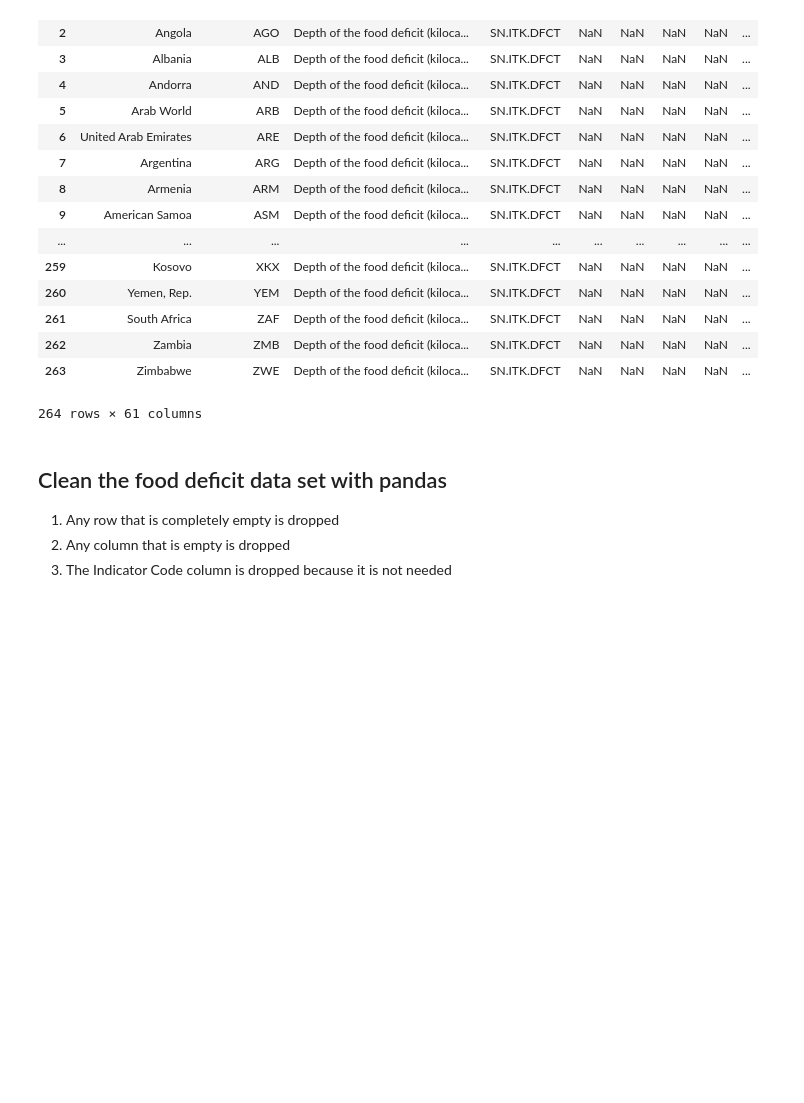
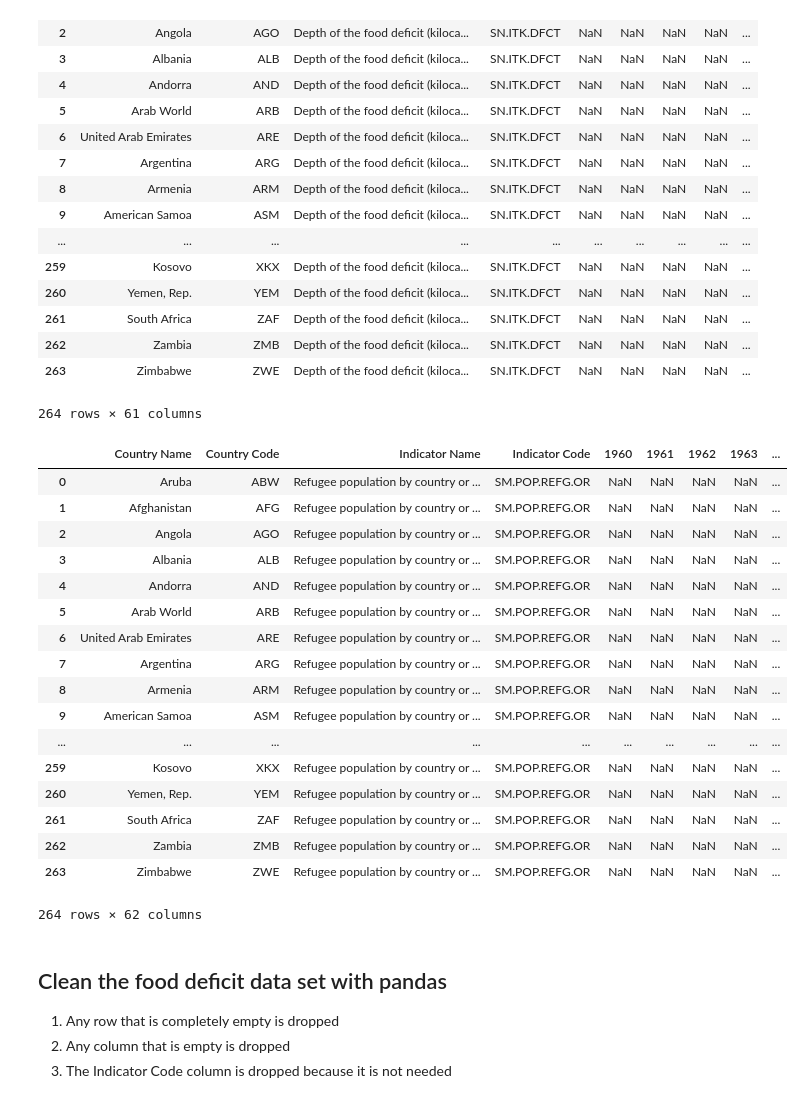
Before and after one commit to UNCG-CSE/World-Refugee-Forecast, a Jupyter notebook: src/food_deficit.ipynb, the cells around one changed output. Cells and saved outputs as stored; diff of their text form; code cells hidden in the pictures; blank space fills up the shorter version.

```diff
--- a/src/food_deficit.ipynb
+++ b/src/food_deficit.ipynb
@@ -34,6 +34,28 @@ df
 | 262 | Zambia | ZMB | Depth of the food deficit (kiloca... | SN.ITK.DFCT | NaN | NaN | NaN | NaN | ... |
 | 263 | Zimbabwe | ZWE | Depth of the food deficit (kiloca... | SN.ITK.DFCT | NaN | NaN | NaN | NaN | ... |
 264 rows × 61 columns
+# %%
+refugee = pd.read_csv("../data/ref_by_c_orig/ref_by_c_orig.csv", engine='python', encoding ='latin1')
+refugee
+# %% [output]
+|  | Country Name | Country Code | Indicator Name | Indicator Code | 1960 | 1961 | 1962 | 1963 | ... |
+| 0 | Aruba | ABW | Refugee population by country or ... | SM.POP.REFG.OR | NaN | NaN | NaN | NaN | ... |
+| 1 | Afghanistan | AFG | Refugee population by country or ... | SM.POP.REFG.OR | NaN | NaN | NaN | NaN | ... |
+| 2 | Angola | AGO | Refugee population by country or ... | SM.POP.REFG.OR | NaN | NaN | NaN | NaN | ... |
+| 3 | Albania | ALB | Refugee population by country or ... | SM.POP.REFG.OR | NaN | NaN | NaN | NaN | ... |
+| 4 | Andorra | AND | Refugee population by country or ... | SM.POP.REFG.OR | NaN | NaN | NaN | NaN | ... |
+| 5 | Arab World | ARB | Refugee population by country or ... | SM.POP.REFG.OR | NaN | NaN | NaN | NaN | ... |
+| 6 | United Arab Emirates | ARE | Refugee population by country or ... | SM.POP.REFG.OR | NaN | NaN | NaN | NaN | ... |
+| 7 | Argentina | ARG | Refugee population by country or ... | SM.POP.REFG.OR | NaN | NaN | NaN | NaN | ... |
+| 8 | Armenia | ARM | Refugee population by country or ... | SM.POP.REFG.OR | NaN | NaN | NaN | NaN | ... |
+| 9 | American Samoa | ASM | Refugee population by country or ... | SM.POP.REFG.OR | NaN | NaN | NaN | NaN | ... |
+| ... | ... | ... | ... | ... | ... | ... | ... | ... | ... |
+| 259 | Kosovo | XKX | Refugee population by country or ... | SM.POP.REFG.OR | NaN | NaN | NaN | NaN | ... |
+| 260 | Yemen, Rep. | YEM | Refugee population by country or ... | SM.POP.REFG.OR | NaN | NaN | NaN | NaN | ... |
+| 261 | South Africa | ZAF | Refugee population by country or ... | SM.POP.REFG.OR | NaN | NaN | NaN | NaN | ... |
+| 262 | Zambia | ZMB | Refugee population by country or ... | SM.POP.REFG.OR | NaN | NaN | NaN | NaN | ... |
+| 263 | Zimbabwe | ZWE | Refugee population by country or ... | SM.POP.REFG.OR | NaN | NaN | NaN | NaN | ... |
+264 rows × 62 columns
 # %% [markdown]
 ## Clean the food deficit data set with pandas
 1. Any row that is completely empty is dropped
```
Also changed, not shown: parts of 9 cells of this notebook, 1 other file.
